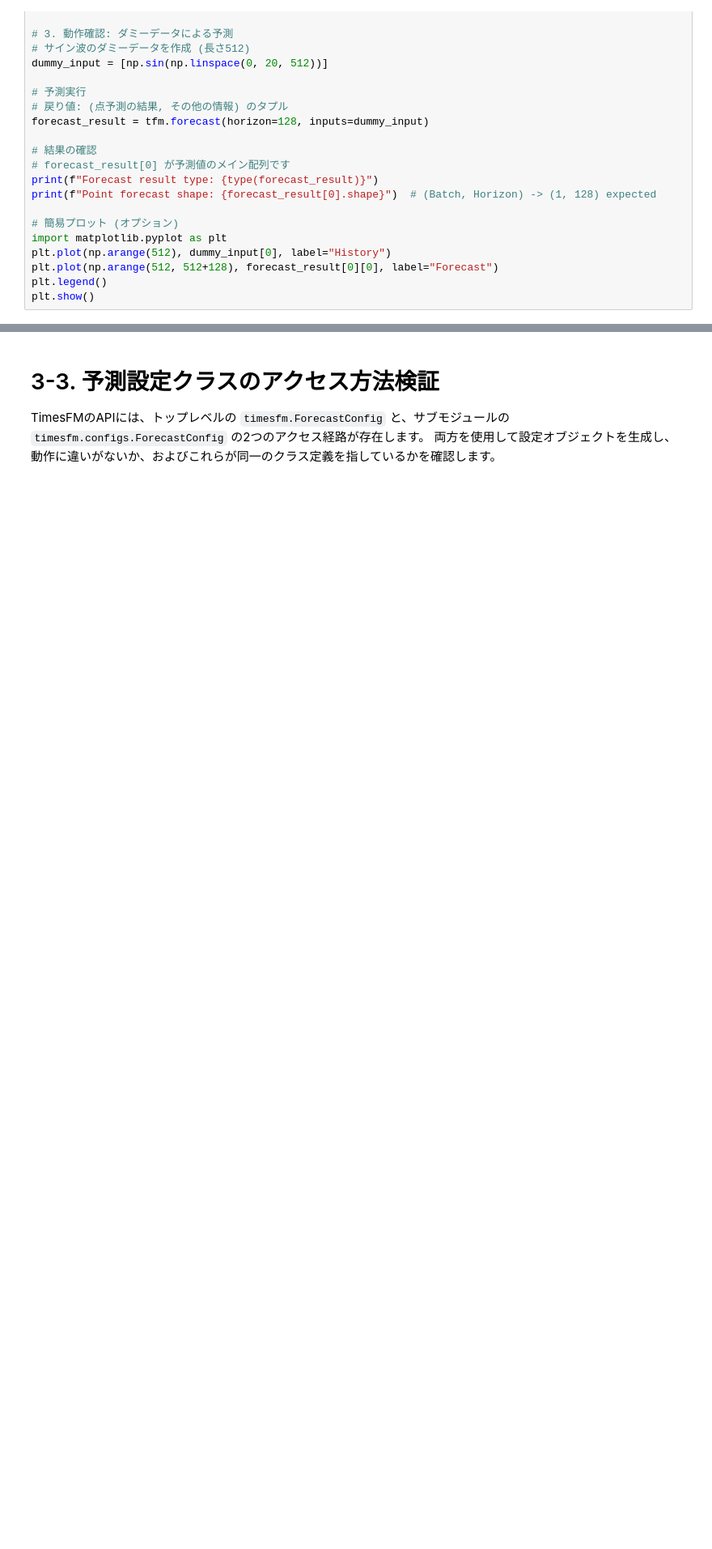
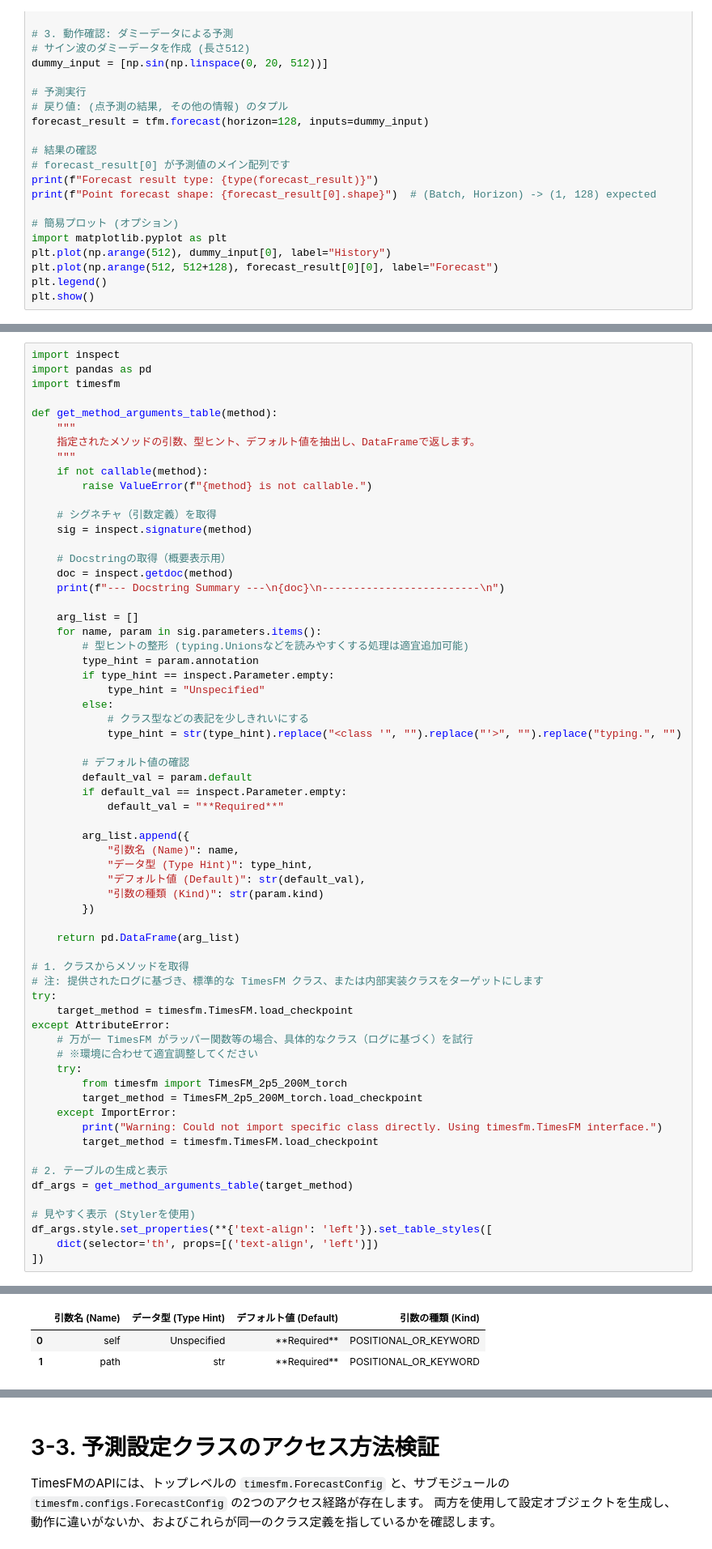
Before and after one commit to arumajirou/moinfo, a Jupyter notebook: moinfo.ipynb, the cells around one changed output, grey strips where cells are left out. Shown at 81% size. Drawn from its saved outputs; the diff is of its cells as text; blank space fills up the shorter version.

```diff
--- a/moinfo.ipynb
+++ b/moinfo.ipynb
@@ -497,0 +502,65 @@ plt.show()
+# %%
+import inspect
+import pandas as pd
+import timesfm
+
+def get_method_arguments_table(method):
+    """
+    指定されたメソッドの引数、型ヒント、デフォルト値を抽出し、DataFrameで返します。
+    """
+    if not callable(method):
+        raise ValueError(f"{method} is not callable.")
+
+    # シグネチャ（引数定義）を取得
+    sig = inspect.signature(method)
+
+    # Docstringの取得（概要表示用）
+    doc = inspect.getdoc(method)
+    print(f"--- Docstring Summary ---\n{doc}\n-------------------------\n")
+
+    arg_list = []
+    for name, param in sig.parameters.items():
+        # 型ヒントの整形 (typing.Unionsなどを読みやすくする処理は適宜追加可能)
+        type_hint = param.annotation
+        if type_hint == inspect.Parameter.empty:
+            type_hint = "Unspecified"
+        else:
+            # クラス型などの表記を少しきれいにする
+            type_hint = str(type_hint).replace("<class '", "").replace("'>", "").replace("typing.", "")
+
+        # デフォルト値の確認
+        default_val = param.default
+        if default_val == inspect.Parameter.empty:
+            default_val = "**Required**"
+
+        arg_list.append({
+            "引数名 (Name)": name,
+            "データ型 (Type Hint)": type_hint,
+            "デフォルト値 (Default)": str(default_val),
+            "引数の種類 (Kind)": str(param.kind)
+        })
+
+    return pd.DataFrame(arg_list)
+
+# 1. クラスからメソッドを取得
+# 注: 提供されたログに基づき、標準的な TimesFM クラス、または内部実装クラスをターゲットにします
+try:
+    target_method = timesfm.TimesFM.load_checkpoint
+except AttributeError:
+    # 万が一 TimesFM がラッパー関数等の場合、具体的なクラス（ログに基づく）を試行
+    # ※環境に合わせて適宜調整してください
+    try:
+        from timesfm import TimesFM_2p5_200M_torch
+        target_method = TimesFM_2p5_200M_torch.load_checkpoint
+    except ImportError:
+        print("Warning: Could not import specific class directly. Using timesfm.TimesFM interface.")
+        target_method = timesfm.TimesFM.load_checkpoint
+
+# 2. テーブルの生成と表示
+df_args = get_method_arguments_table(target_method)
+
+# 見やすく表示 (Stylerを使用)
+df_args.style.set_properties(**{'text-align': 'left'}).set_table_styles([
+    dict(selector='th', props=[('text-align', 'left')])
+])
+# %% [output]
@@ -497,0 +570,3 @@ plt.show()
+|  | 引数名 (Name) | データ型 (Type Hint) | デフォルト値 (Default) | 引数の種類 (Kind) |
+| 0 | self | Unspecified | **Required** | POSITIONAL_OR_KEYWORD |
+| 1 | path | str | **Required** | POSITIONAL_OR_KEYWORD |
```
Also changed, not shown: parts of 23 cells of this notebook, 14 other files.
